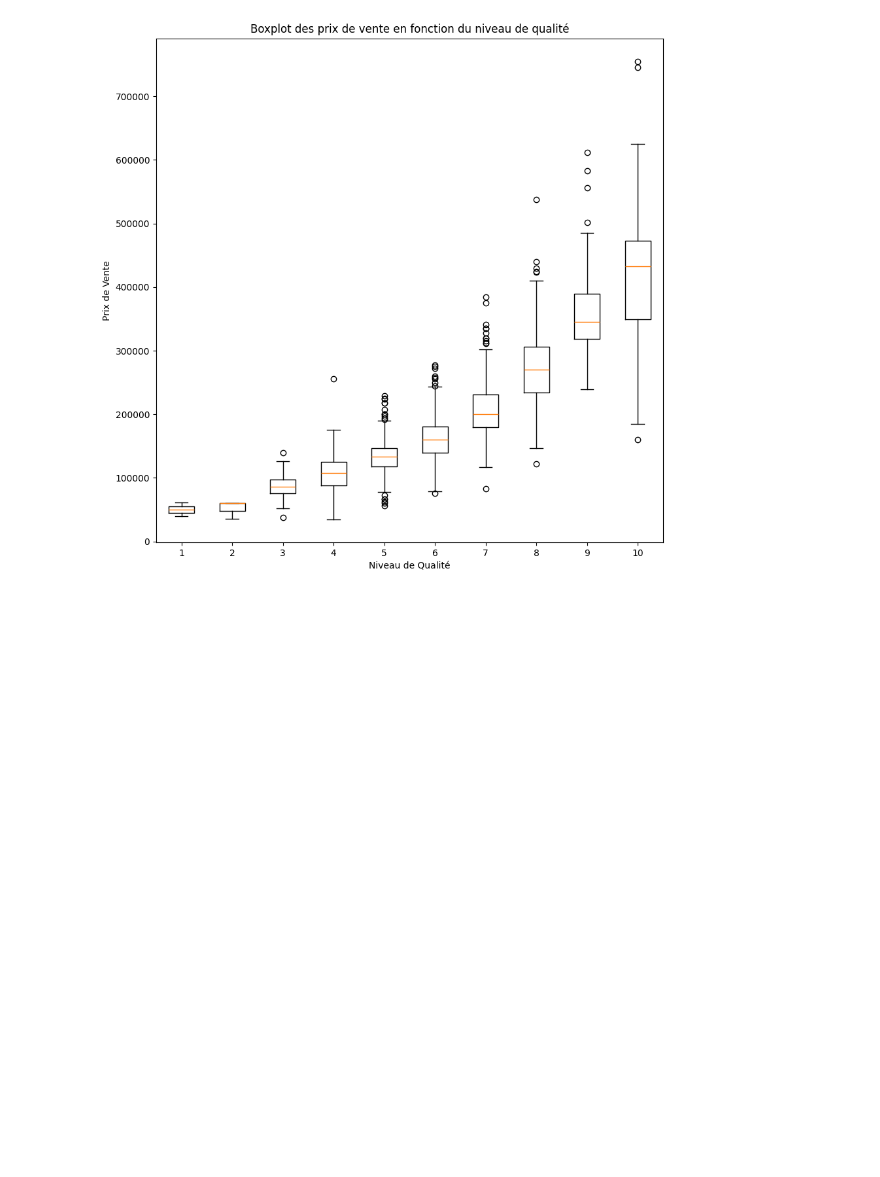
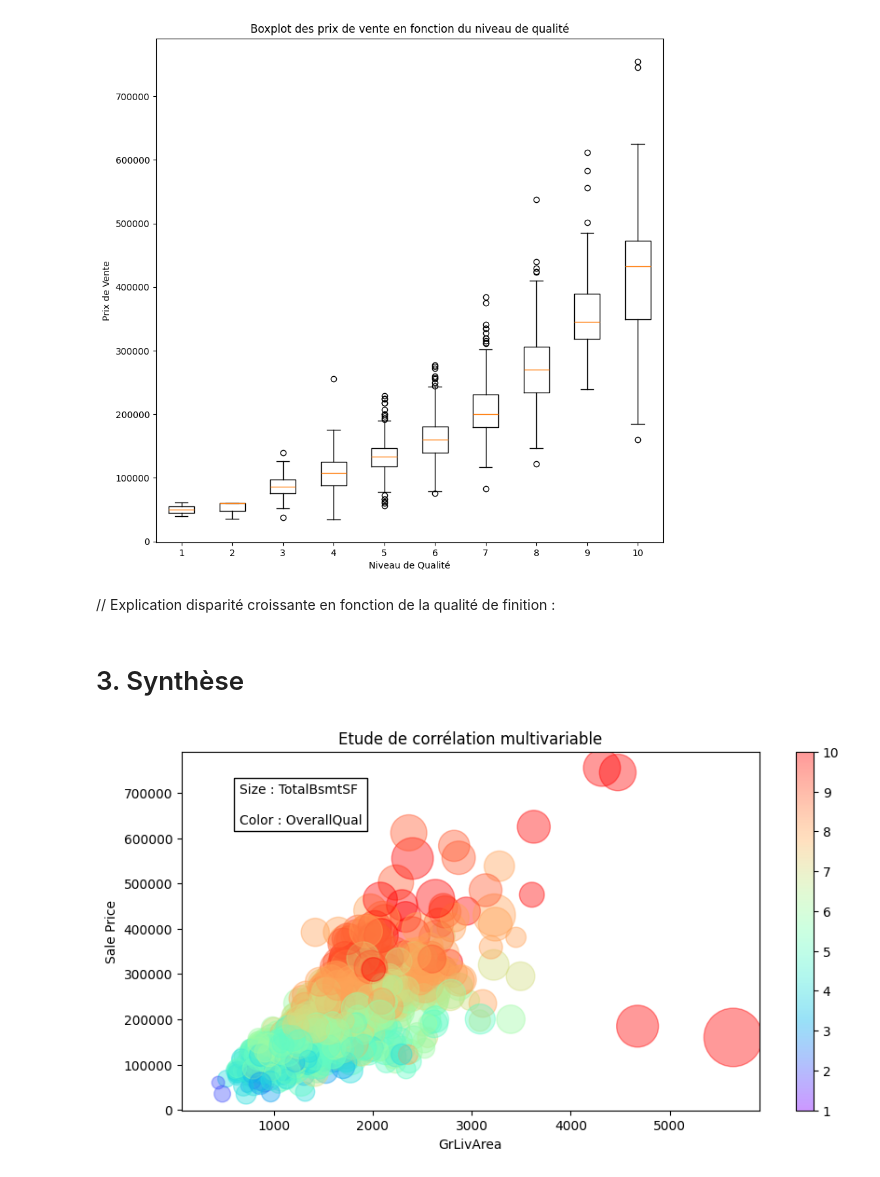
Before and after one commit to Lit3C/house_pricing, a Jupyter notebook: dataviz.ipynb, the cells around one changed output. Saved outputs shown, nothing was run; the diff lists cells and outputs as text; code cells hidden in the pictures; blank space fills up the shorter version.

Commit message:
Synthèse Graph

```diff
--- a/dataviz.ipynb
+++ b/dataviz.ipynb
@@ -152,3 +152,35 @@ plt.show()
 # %% [output]
 [1, 2, 3, 4, 5, 6, 7, 8, 9, 10]
 [figure]
+# %% [markdown]
+// Explication disparité croissante en fonction de la qualité de finition :
+# %% [markdown]
+# 3. Synthèse
+# %%
+plt.figure(figsize=(10, 5))
+plt.scatter(
+    df['GrLivArea'],
+    df['SalePrice'],
+    c = df['OverallQual'],
+    s = df['TotalBsmtSF']/3,
+    cmap='rainbow',
+    alpha=0.4
+    )
+
+plt.text(
+    0.1,
+    0.8,
+    "Size : TotalBsmtSF\n\nColor : OverallQual",
+    bbox = dict(
+        facecolor='white',
+        edgecolor='black'
+        ),
+    transform=plt.gca().transAxes)
+
+plt.colorbar()
+plt.xlabel('GrLivArea')
+plt.ylabel('Sale Price')
+plt.title('Etude de corrélation multivariable')
+plt.show()
+# %% [output]
+[figure, added]
```
Also changed, not shown: parts of 2 cells of this notebook.
